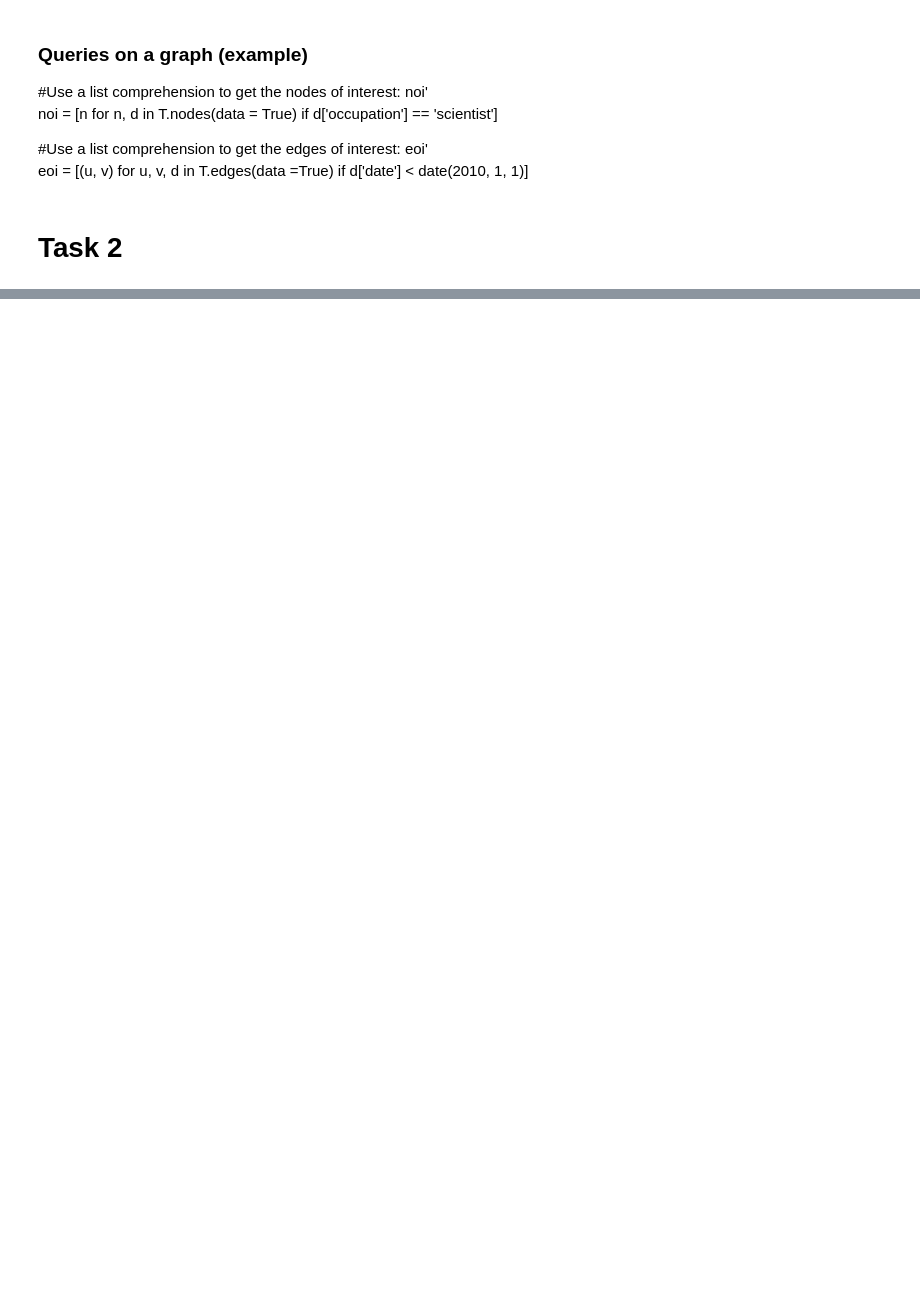
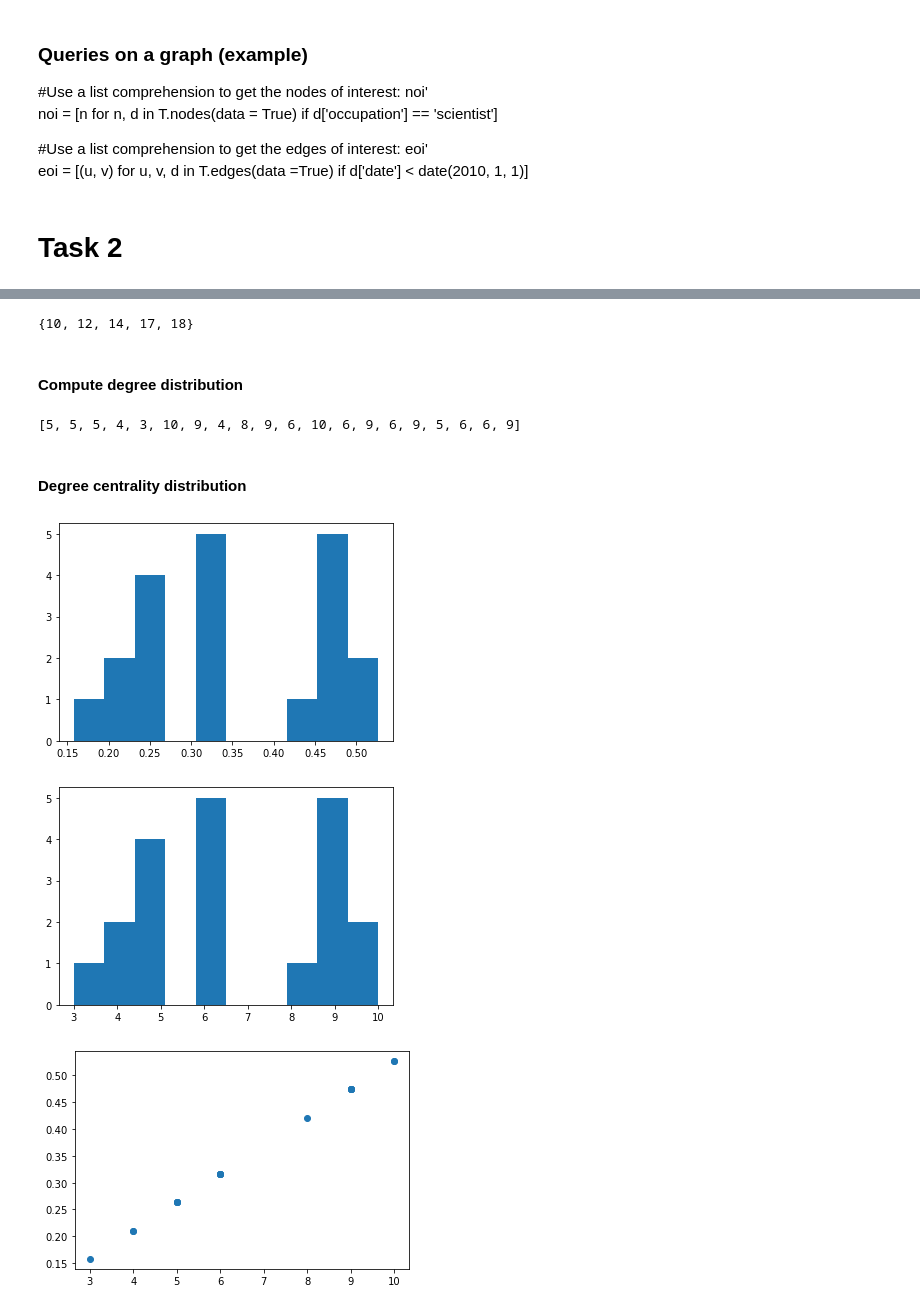
Before and after one commit to azizulkawser/social_network_analysis, a Jupyter notebook: SNA_Tutorial.ipynb, the cells around one changed output, grey strips where cells are left out. Cells and saved outputs as stored; diff of their text form; code cells hidden in the pictures; blank space fills up the shorter version.

```diff
--- a/SNA_Tutorial.ipynb
+++ b/SNA_Tutorial.ipynb
@@ -266,0 +300,39 @@ print(my_object)
+# %%
+one_neighbor = nodes_with_m_nbrs(G_1, 6)
+print(one_neighbor)
+# %% [output]
+{10, 12, 14, 17, 18}
+# %% [markdown]
+#### Compute degree distribution
+# %%
+# Compute the degree of every node: degrees
+degrees = [len(list(G_1.neighbors(n))) for n in G_1.nodes()]
+
+# Print the degrees
+print(degrees)
+# %% [output]
+[5, 5, 5, 4, 3, 10, 9, 4, 8, 9, 6, 10, 6, 9, 6, 9, 5, 6, 6, 9]
+# %% [markdown]
+#### Degree centrality distribution
+# %%
+# Compute the degree centrality of the network: deg_cent
+deg_cent = nx.degree_centrality(G_1)
+
+# Plot a histogram of the degree centrality distribution of the graph.
+plt.figure()
+plt.hist(list(deg_cent.values()))
+plt.show()
+
+# Plot a histogram of the degree distribution of the graph
+plt.figure()
+plt.hist(degrees)
+plt.show()
+
+# Plot a scatter plot of the centrality distribution and the degree distribution
+plt.figure()
+plt.scatter(degrees, list(deg_cent.values()))
+plt.show()
+# %% [output]
+[figure, added]
+[figure, added]
+[figure, added]
```
Also changed, not shown: parts of 18 cells of this notebook.
